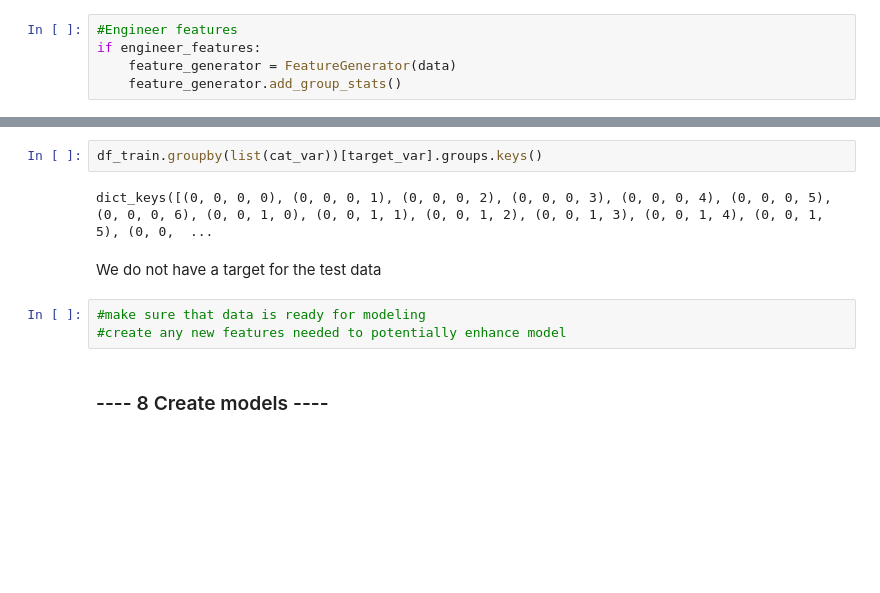
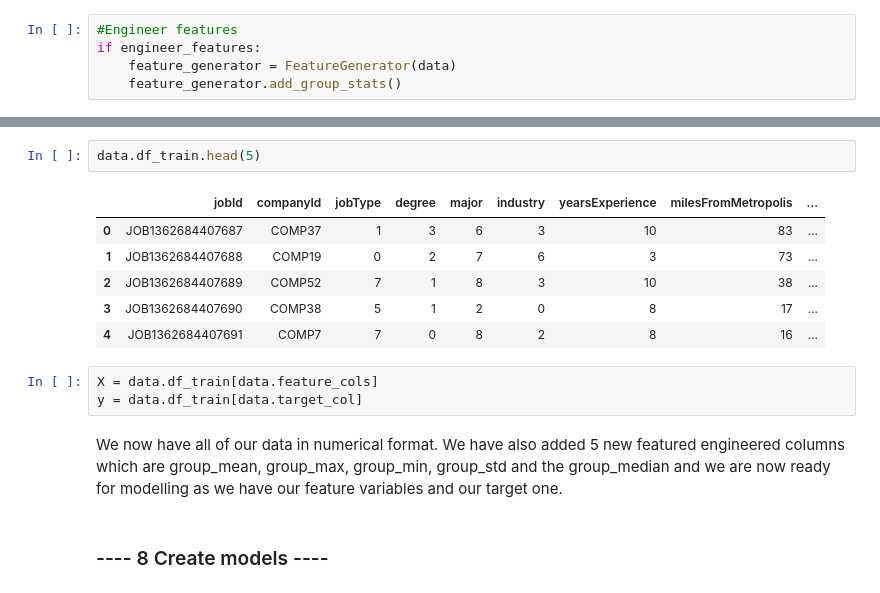
Before and after one commit to saidmrad/salarypredictionportfolio, a Jupyter notebook: salary_prediciton_notebook.ipynb, the cells around one changed output, grey strips where cells are left out. Saved outputs shown, nothing was run; the diff lists cells and outputs as text; blank space fills up the shorter version.

```diff
--- a/salary_prediciton_notebook.ipynb
+++ b/salary_prediciton_notebook.ipynb
@@ -1263,12 +1058,17 @@ df_group_stats
-# %%
-df_train.groupby(list(cat_var))[target_var].groups.keys()
-# %% [output]
-dict_keys([(0, 0, 0, 0), (0, 0, 0, 1), (0, 0, 0, 2), (0, 0, 0, 3), (0, 0, 0, 4), (0, 0, 0, 5), (0, 0, 0, 6), (0, 0, 1, 0), (0, 0, 1, 1), (0, 0, 1, 2), (0, 0, 1, 3), (0, 0, 1, 4), (0, 0, 1, 5), (0, 0,  ...
-# %% [markdown]
-We do not have a target for the test data
-# %%
-#make sure that data is ready for modeling
-#create any new features needed to potentially enhance model
+# %%
+data.df_train.head(5)
+# %% [output]
+|  | jobId | companyId | jobType | degree | major | industry | yearsExperience | milesFromMetropolis | ... |
+| 0 | JOB1362684407687 | COMP37 | 1 | 3 | 6 | 3 | 10 | 83 | ... |
+| 1 | JOB1362684407688 | COMP19 | 0 | 2 | 7 | 6 | 3 | 73 | ... |
+| 2 | JOB1362684407689 | COMP52 | 7 | 1 | 8 | 3 | 10 | 38 | ... |
+| 3 | JOB1362684407690 | COMP38 | 5 | 1 | 2 | 0 | 8 | 17 | ... |
+| 4 | JOB1362684407691 | COMP7 | 7 | 0 | 8 | 2 | 8 | 16 | ... |
+# %%
+X = data.df_train[data.feature_cols]
+y = data.df_train[data.target_col]
+# %% [markdown]
+We now have all of our data in numerical format. We have also added 5 new featured engineered columns which are group_mean, group_max, group_min, group_std and the group_median and we are now ready for modelling as we have our feature variables and our target one.
 # %% [markdown]
 ### ---- 8 Create models ----
 # %% [markdown]
```
Also changed, not shown: parts of 51 cells of this notebook.
